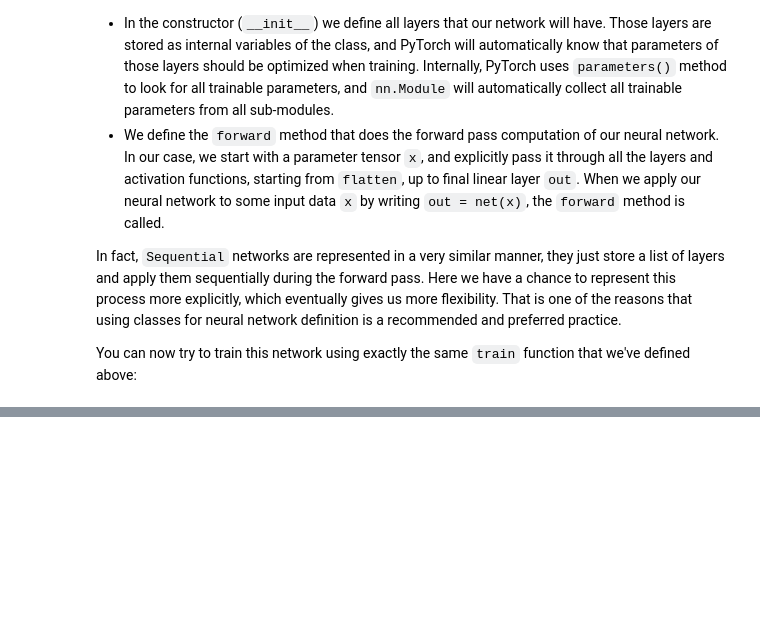
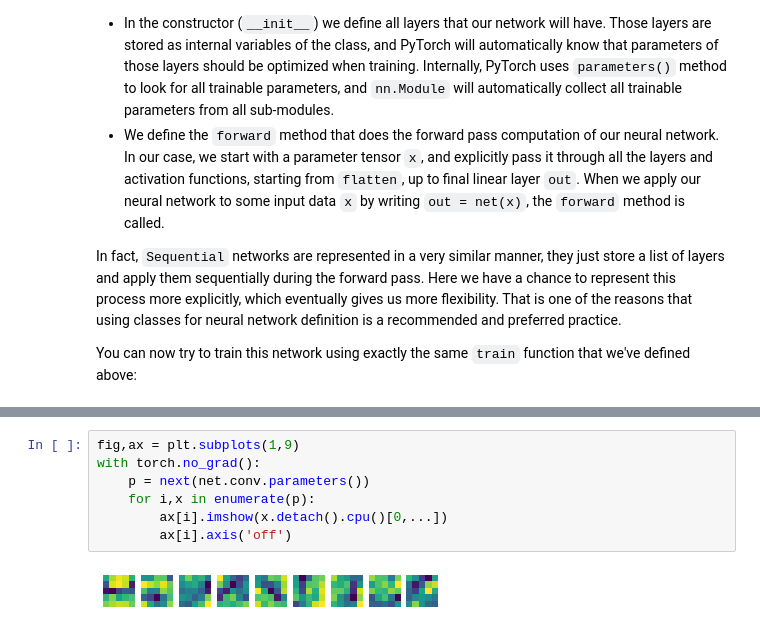
Before and after one commit to araghavendra16/pytorch-intro-code, a Jupyter notebook: pytorch_cv.ipynb, the cells around one changed output, grey strips where cells are left out. Drawn from its saved outputs; the diff is of its cells as text; blank space fills up the shorter version.

```diff
--- a/pytorch_cv.ipynb
+++ b/pytorch_cv.ipynb
@@ -342,0 +434,9 @@ Epoch  4, Train acc=0.963, Val acc=0.960, Train loss=0.033, Val loss=0.033
+# %%
+fig,ax = plt.subplots(1,9)
+with torch.no_grad():
+    p = next(net.conv.parameters())
+    for i,x in enumerate(p):
+        ax[i].imshow(x.detach().cpu()[0,...])
+        ax[i].axis('off')
+# %% [output]
+[figure, added]
```
Also changed, not shown: parts of 19 cells of this notebook.
